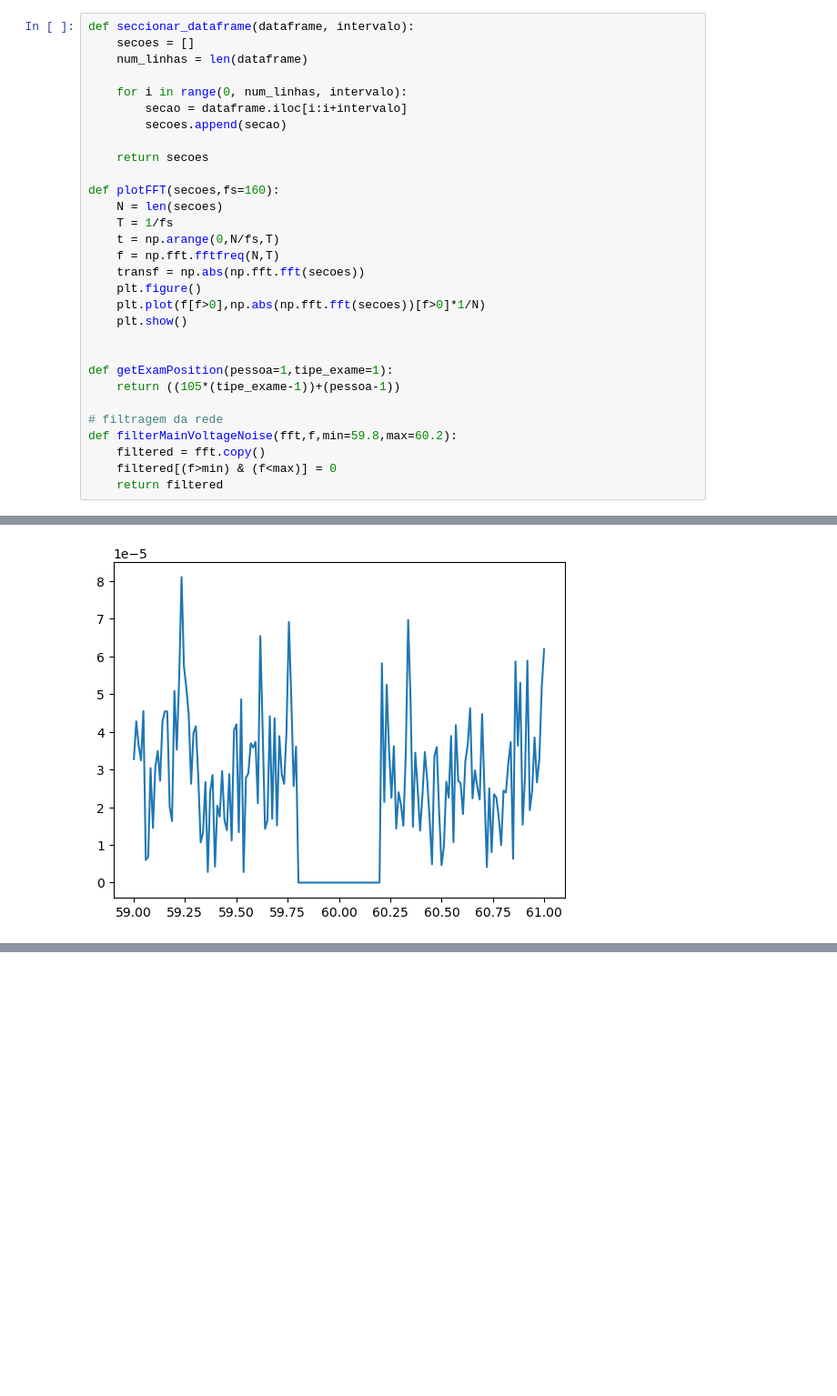
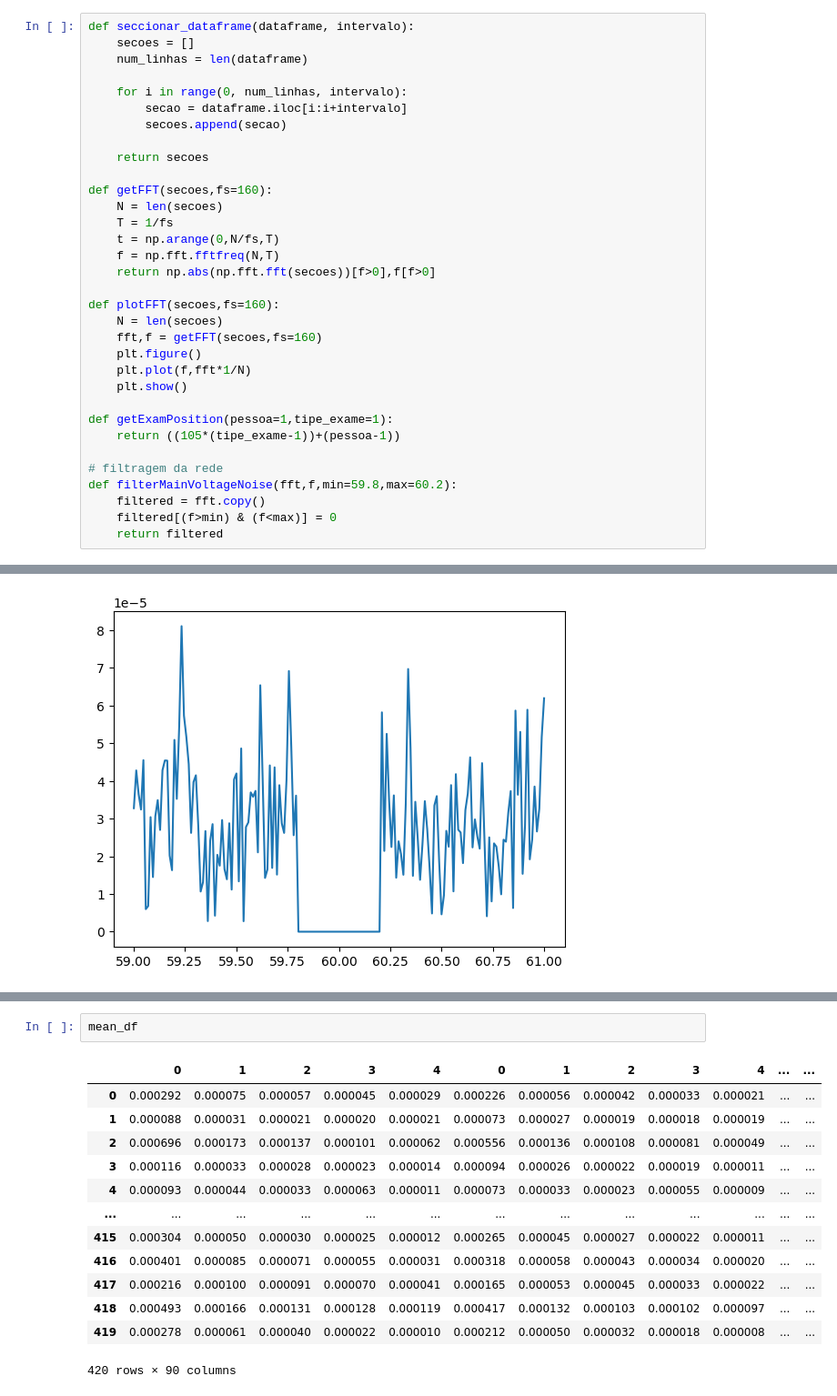
Before and after one commit to magarax/Data_Science, a Jupyter notebook: Novo_Trabalho_Final.ipynb, the cells around one changed output, grey strips where cells are left out. Shown at 91% size. Saved outputs shown, nothing was run; the diff lists cells and outputs as text; blank space fills up the shorter version.

```diff
--- a/Novo_Trabalho_Final.ipynb
+++ b/Novo_Trabalho_Final.ipynb
@@ -82,16 +86,19 @@ def seccionar_dataframe(dataframe, intervalo):
 
     return secoes
 
-def plotFFT(secoes,fs=160):
+def getFFT(secoes,fs=160):
     N = len(secoes)
     T = 1/fs
     t = np.arange(0,N/fs,T)
     f = np.fft.fftfreq(N,T)
-    transf = np.abs(np.fft.fft(secoes))
+    return np.abs(np.fft.fft(secoes))[f>0],f[f>0]
+
+def plotFFT(secoes,fs=160):
+    N = len(secoes)
+    fft,f = getFFT(secoes,fs=160)
     plt.figure()
-    plt.plot(f[f>0],np.abs(np.fft.fft(secoes))[f>0]*1/N)
+    plt.plot(f,fft*1/N)
     plt.show()
-
 
 def getExamPosition(pessoa=1,tipe_exame=1):
     return ((105*(tipe_exame-1))+(pessoa-1))
@@ -152,0 +311,16 @@ plt.plot(f[f<61][f[f<61]>59],fft[f<61][f[f<61]>59]*1/N)
+# %%
+mean_df
+# %% [output]
+|  | 0 | 1 | 2 | 3 | 4 | 0 | 1 | 2 | 3 | 4 | ... | ... |
+| 0 | 0.000292 | 0.000075 | 0.000057 | 0.000045 | 0.000029 | 0.000226 | 0.000056 | 0.000042 | 0.000033 | 0.000021 | ... | ... |
+| 1 | 0.000088 | 0.000031 | 0.000021 | 0.000020 | 0.000021 | 0.000073 | 0.000027 | 0.000019 | 0.000018 | 0.000019 | ... | ... |
+| 2 | 0.000696 | 0.000173 | 0.000137 | 0.000101 | 0.000062 | 0.000556 | 0.000136 | 0.000108 | 0.000081 | 0.000049 | ... | ... |
+| 3 | 0.000116 | 0.000033 | 0.000028 | 0.000023 | 0.000014 | 0.000094 | 0.000026 | 0.000022 | 0.000019 | 0.000011 | ... | ... |
+| 4 | 0.000093 | 0.000044 | 0.000033 | 0.000063 | 0.000011 | 0.000073 | 0.000033 | 0.000023 | 0.000055 | 0.000009 | ... | ... |
+| ... | ... | ... | ... | ... | ... | ... | ... | ... | ... | ... | ... | ... |
+| 415 | 0.000304 | 0.000050 | 0.000030 | 0.000025 | 0.000012 | 0.000265 | 0.000045 | 0.000027 | 0.000022 | 0.000011 | ... | ... |
+| 416 | 0.000401 | 0.000085 | 0.000071 | 0.000055 | 0.000031 | 0.000318 | 0.000058 | 0.000043 | 0.000034 | 0.000020 | ... | ... |
+| 417 | 0.000216 | 0.000100 | 0.000091 | 0.000070 | 0.000041 | 0.000165 | 0.000053 | 0.000045 | 0.000033 | 0.000022 | ... | ... |
+| 418 | 0.000493 | 0.000166 | 0.000131 | 0.000128 | 0.000119 | 0.000417 | 0.000132 | 0.000103 | 0.000102 | 0.000097 | ... | ... |
+| 419 | 0.000278 | 0.000061 | 0.000040 | 0.000022 | 0.000010 | 0.000212 | 0.000050 | 0.000032 | 0.000018 | 0.000008 | ... | ... |
+420 rows × 90 columns
```
Also changed, not shown: parts of 11 cells of this notebook.
